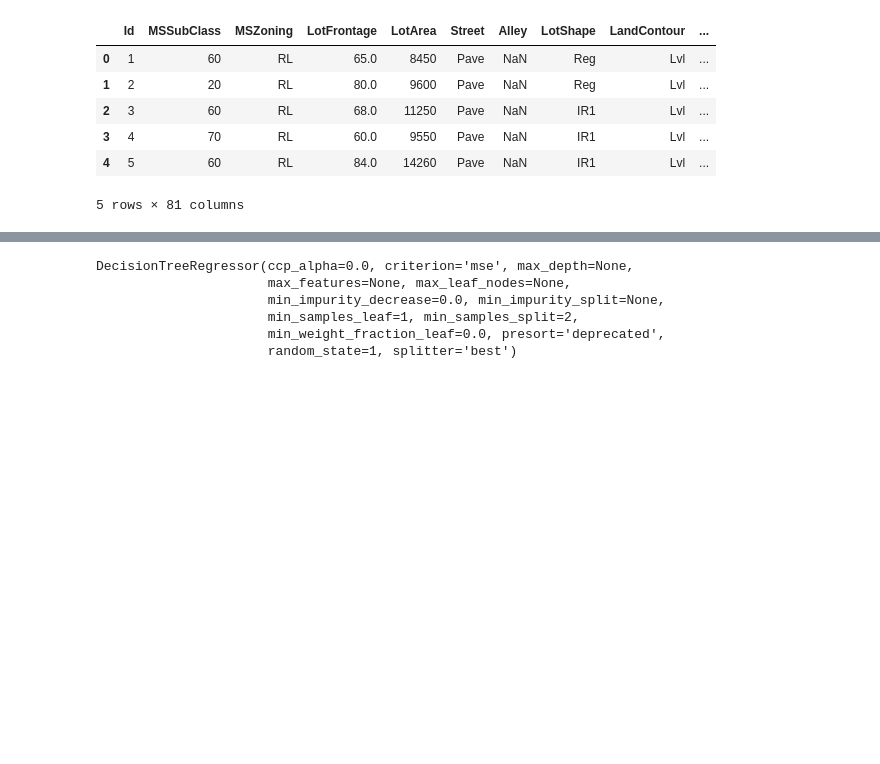
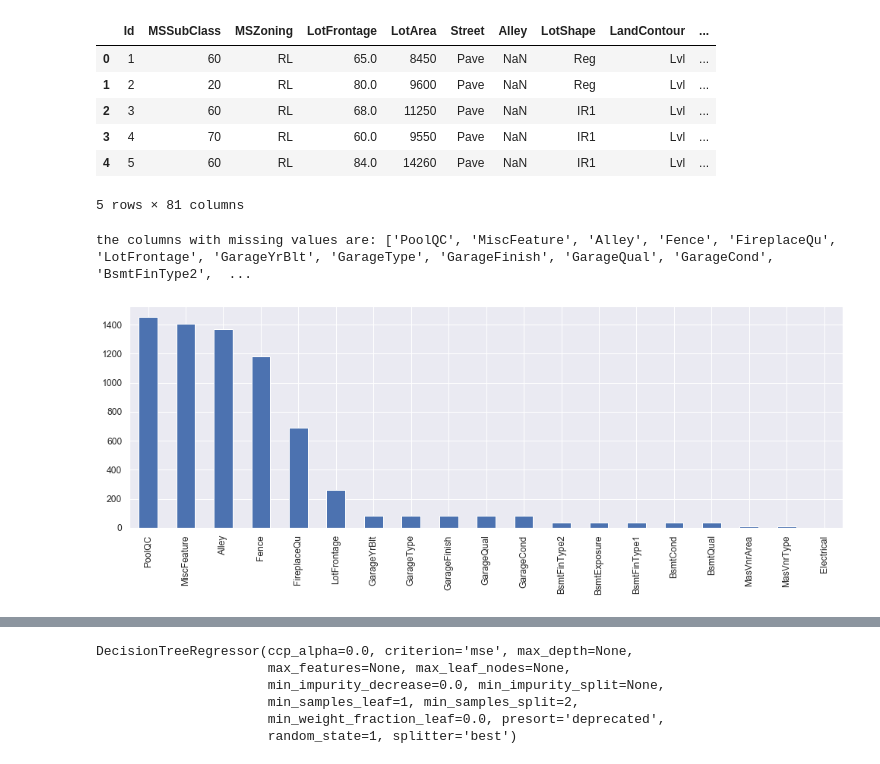
Before and after one commit to smaeyamada/kaggle_house-prices, a Jupyter notebook: Exercise_ML_Compe.ipynb, the cells around one changed output, grey strips where cells are left out. Cells and saved outputs as stored; diff of their text form; code cells hidden in the pictures; blank space fills up the shorter version.

```diff
--- a/Exercise_ML_Compe.ipynb
+++ b/Exercise_ML_Compe.ipynb
@@ -6,6 +6,24 @@ from sklearn.metrics import mean_absolute_error
 from sklearn.model_selection import train_test_split
 from sklearn.tree import DecisionTreeRegressor
 import os
+# %%
+import numpy as np
+import matplotlib.pyplot as plt
+import seaborn as sns
+from datetime import datetime
+
+from scipy import stats
+from scipy.stats import skew, boxcox_normmax, norm
+from scipy.special import boxcox1p
+
+import matplotlib.gridspec as gridspec
+from matplotlib.ticker import MaxNLocator
+
+import warnings
+pd.options.display.max_columns = 250
+pd.options.display.max_rows = 250
+warnings.filterwarnings('ignore')
+plt.style.use('fivethirtyeight')
 # %%
 # Path of the file to read. We changed the directory structure to simplify submitting to a competition
 iowa_file_path = '../input/train.csv'
@@ -20,3 +38,11 @@ home_data.head()
 | 3 | 4 | 70 | RL | 60.0 | 9550 | Pave | NaN | IR1 | Lvl | ... |
 | 4 | 5 | 60 | RL | 84.0 | 14260 | Pave | NaN | IR1 | Lvl | ... |
 5 rows × 81 columns
+# %%
+number_missing = home_data.isna().sum()
+missing_columns = number_missing[number_missing > 0].sort_values(ascending = False)
+print('the columns with missing values are: {}'.format(missing_columns.index.tolist()))
+_ = missing_columns.plot(kind = 'bar',figsize=(15,5))
+# %% [output]
+the columns with missing values are: ['PoolQC', 'MiscFeature', 'Alley', 'Fence', 'FireplaceQu', 'LotFrontage', 'GarageYrBlt', 'GarageType', 'GarageFinish', 'GarageQual', 'GarageCond', 'BsmtFinType2',  ...
+[figure, added]
```
Also changed, not shown: parts of 1 cell of this notebook.
